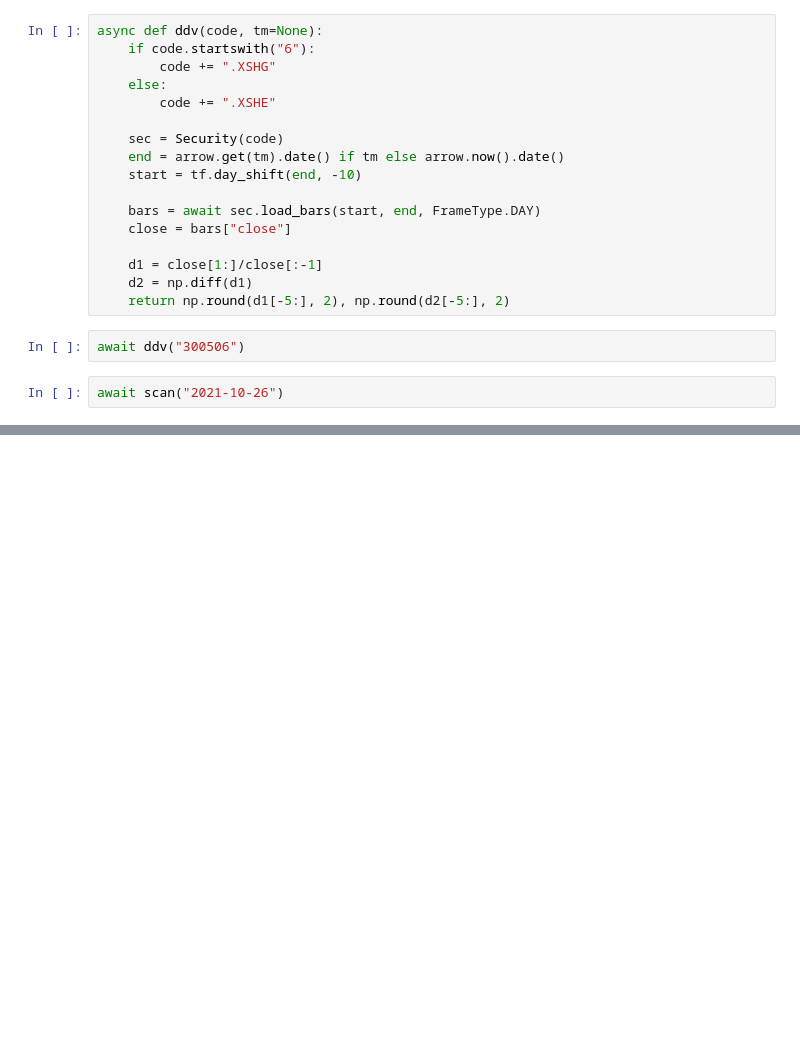
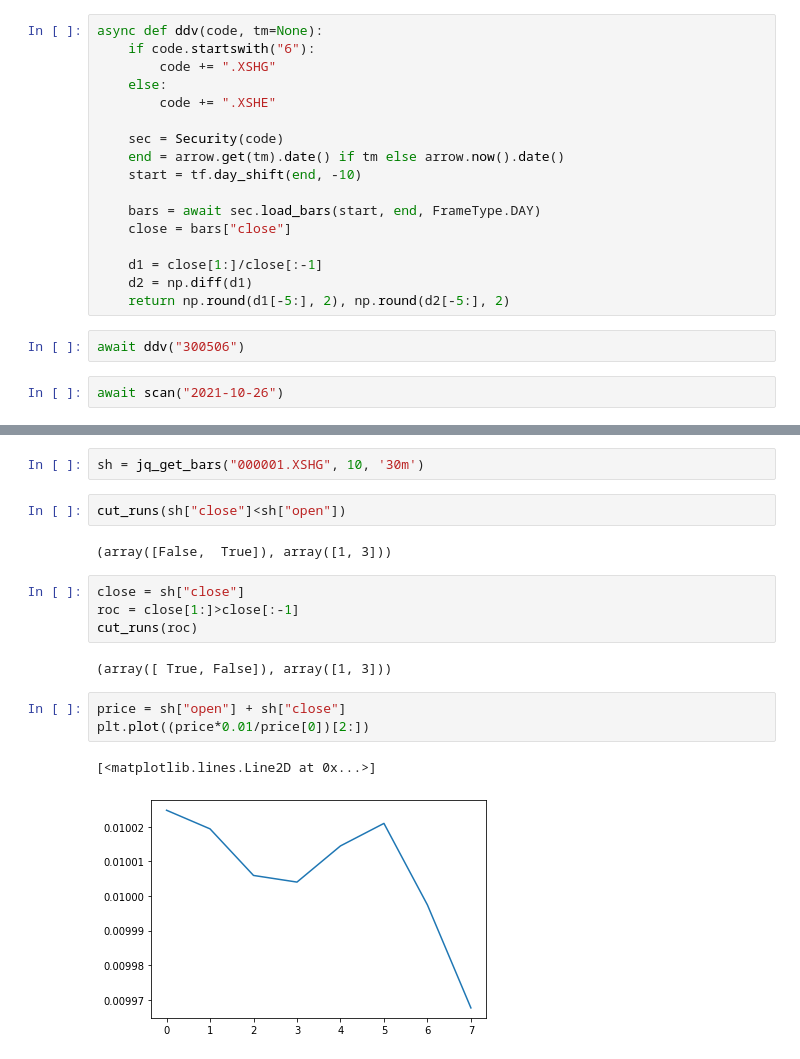
Before and after one commit to zillionare/alpha, a Jupyter notebook: alpha/notebook/圆弧底.ipynb, the cells around one changed output, grey strips where cells are left out. Drawn from its saved outputs; the diff is of its cells as text; blank space fills up the shorter version.

```diff
--- a/alpha/notebook/圆弧底.ipynb
+++ b/alpha/notebook/圆弧底.ipynb
@@ -185,0 +168,18 @@ cut_by_msr(payh["close"][-10:] > ma[-10:])
+# %%
+sh = jq_get_bars("000001.XSHG", 10, '30m')
+# %%
+cut_runs(sh["close"]<sh["open"])
+# %% [output]
+(array([False,  True]), array([1, 3]))
+# %%
+close = sh["close"]
+roc = close[1:]>close[:-1]
+cut_runs(roc)
+# %% [output]
+(array([ True, False]), array([1, 3]))
+# %%
+price = sh["open"] + sh["close"]
+plt.plot((price*0.01/price[0])[2:])
+# %% [output]
+[<matplotlib.lines.Line2D at 0x...>]
+[figure, added]
```
Also changed, not shown: parts of 18 cells of this notebook, 27 other files.
